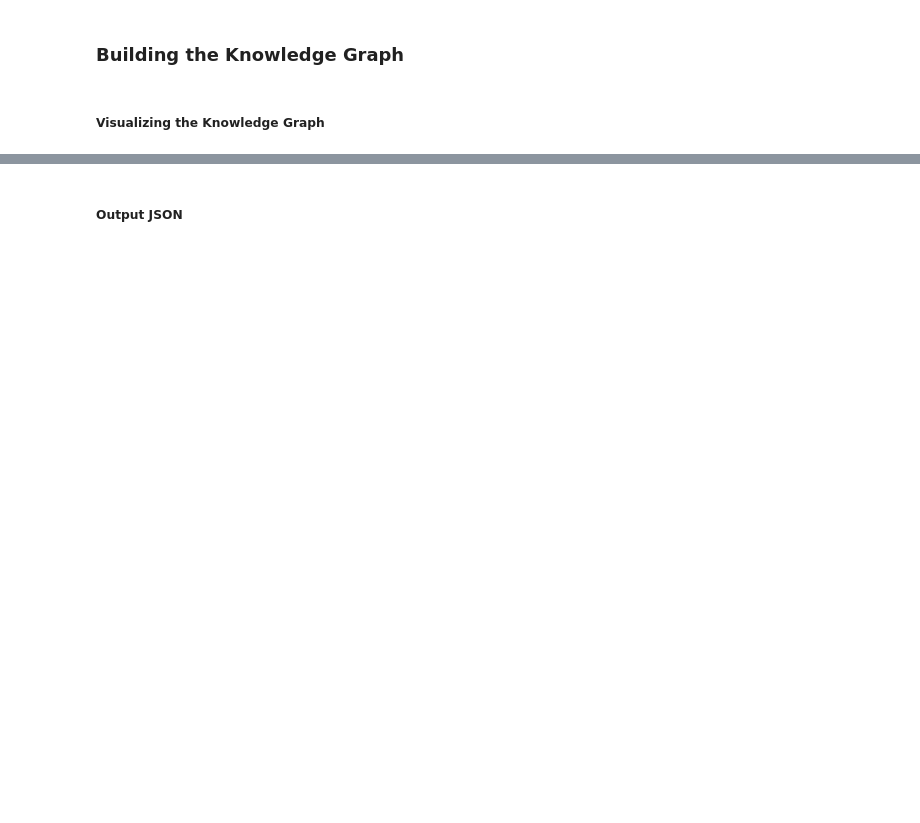
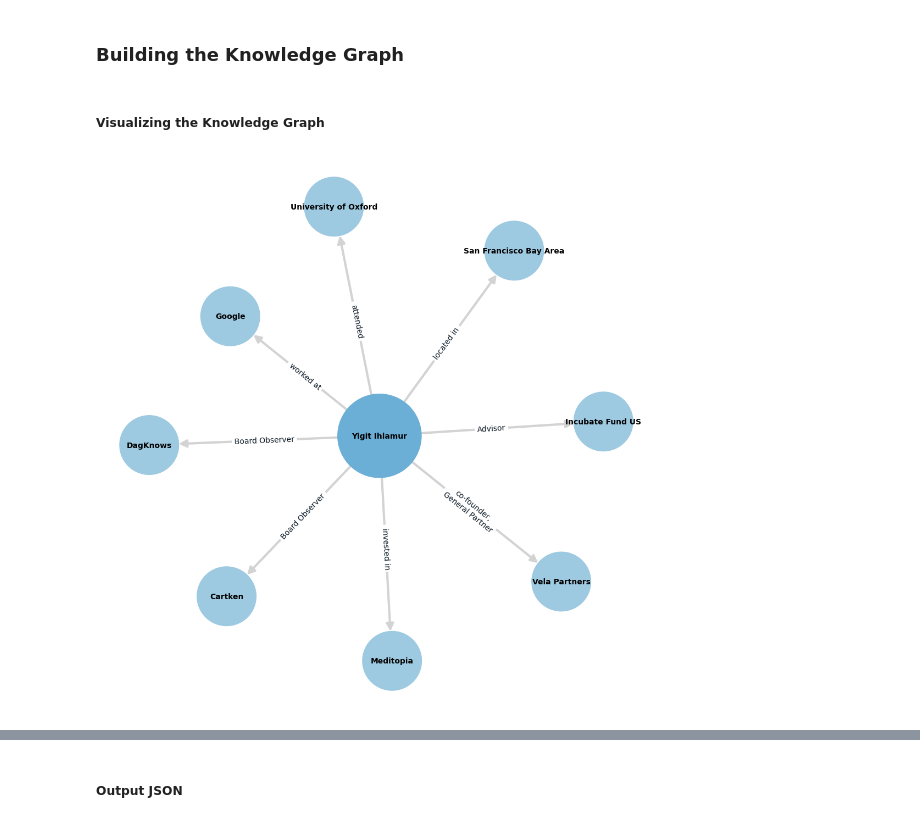
Before and after one commit to hrefi/knowledge-graph, a Jupyter notebook: src/agent.ipynb, the cells around one changed output, grey strips where cells are left out. Drawn from its saved outputs; the diff is of its cells as text; code cells hidden in the pictures; blank space fills up the shorter version.

Commit message:
added subgraph visualizations

```diff
--- a/src/agent.ipynb
+++ b/src/agent.ipynb
@@ -38,0 +70,7 @@ combined_search_results_snippets = '\n\n'.join(combined_search_results_snippets)
+# %%
+_, output = extract_relationships_directly(query=query, data=combined_search_results_snippets, model="gpt-4-turbo-preview")
+
+# generate a json object
+relationships = text_to_json(data=output.content, model="gpt-3.5-turbo")
+
+print(relationships)
@@ -39,4 +91,13 @@ combined_search_results_snippets = '\n\n'.join(combined_search_results_snippets)
 # %% [markdown]
 ### Building the Knowledge Graph
+# %%
+relationships_list = json.loads(relationships)['relationships']
+
+knowledge_graph = KnowledgeGraph(relationships_list)
 # %% [markdown]
 ##### Visualizing the Knowledge Graph
+# %%
+knowledge_graph_visualizer = KnowledgeGraphVisualizer(knowledge_graph)
+knowledge_graph_visualizer.visualize(highlight_entities=[query])
+# %% [output]
+[figure, added]
```
Also changed, not shown: parts of 11 cells of this notebook, 1 other file.
